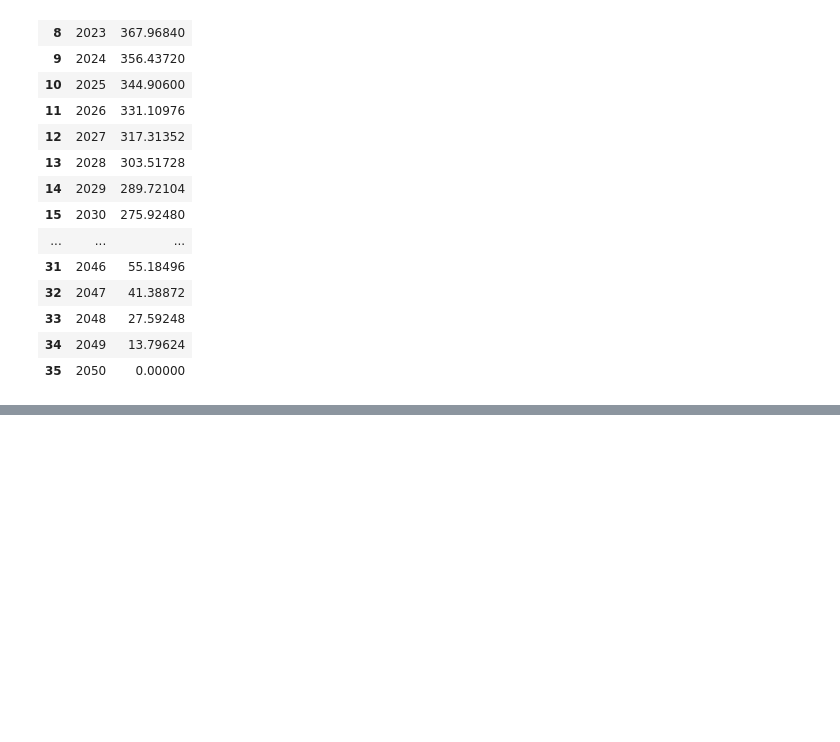
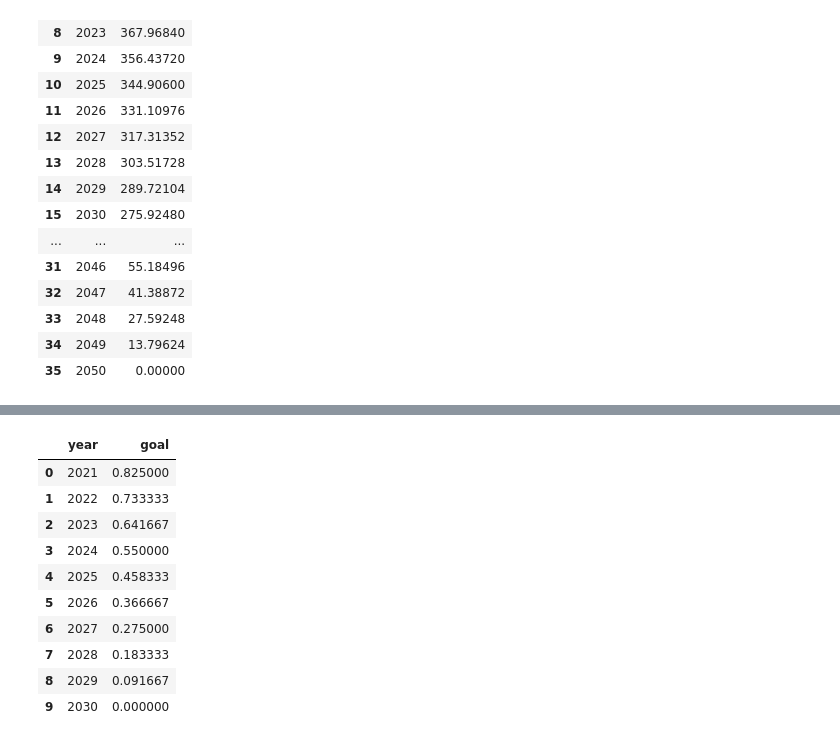
Before and after one commit to arfc/pride, a Jupyter notebook: data_processing/ghg_emissions.ipynb, the cells around one changed output, grey strips where cells are left out. Saved outputs shown, nothing was run; the diff lists cells and outputs as text; code cells hidden in the pictures; blank space fills up the shorter version.

Commit message:
adds CEJA scenarios

```diff
--- a/data_processing/ghg_emissions.ipynb
+++ b/data_processing/ghg_emissions.ipynb
@@ -76,0 +79,22 @@ icap_df[mask]
+# %%
+import numpy as np
+import pandas as pd
+data = np.empty(10)
+data[:] = np.NaN
+data[0] = 0.825
+data[-1] = 0.0
+ceja_df = pd.DataFrame({'year':np.arange(2021,2031,1), 'goal':data})
+ceja_df['goal'] = ceja_df['goal'].interpolate(method='linear')
+ceja_df
+# %% [output]
+|  | year | goal |
+| 0 | 2021 | 0.825000 |
+| 1 | 2022 | 0.733333 |
+| 2 | 2023 | 0.641667 |
+| 3 | 2024 | 0.550000 |
+| 4 | 2025 | 0.458333 |
+| 5 | 2026 | 0.366667 |
+| 6 | 2027 | 0.275000 |
+| 7 | 2028 | 0.183333 |
+| 8 | 2029 | 0.091667 |
+| 9 | 2030 | 0.000000 |
```
Also changed, not shown: parts of 1 cell of this notebook, 5 other files.
